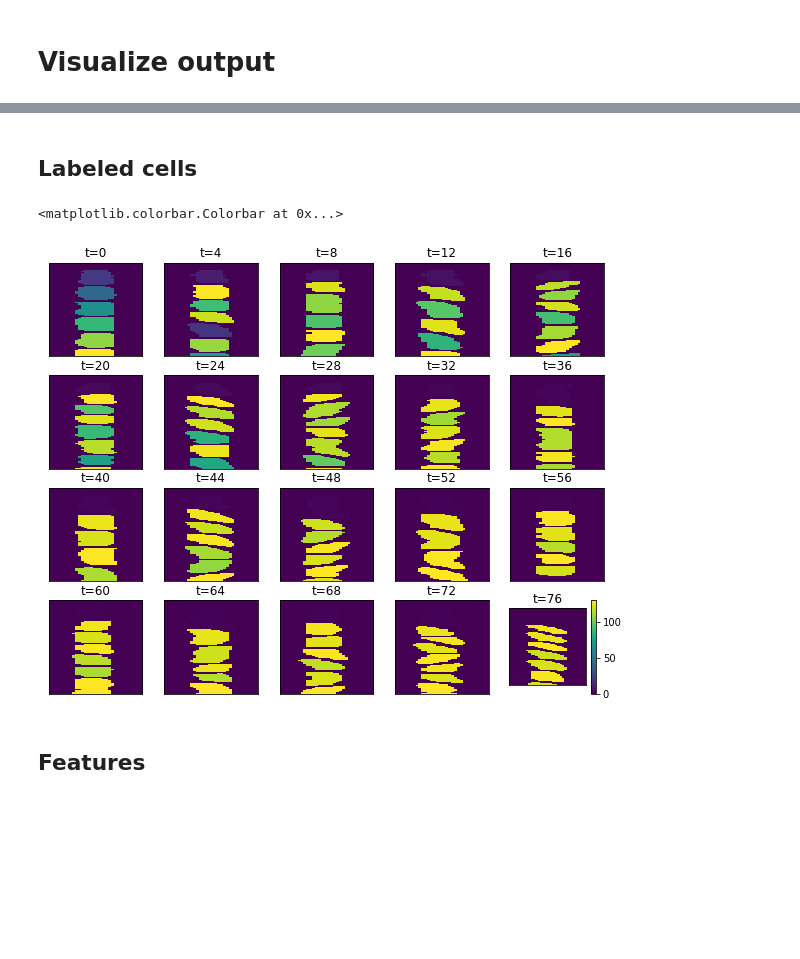
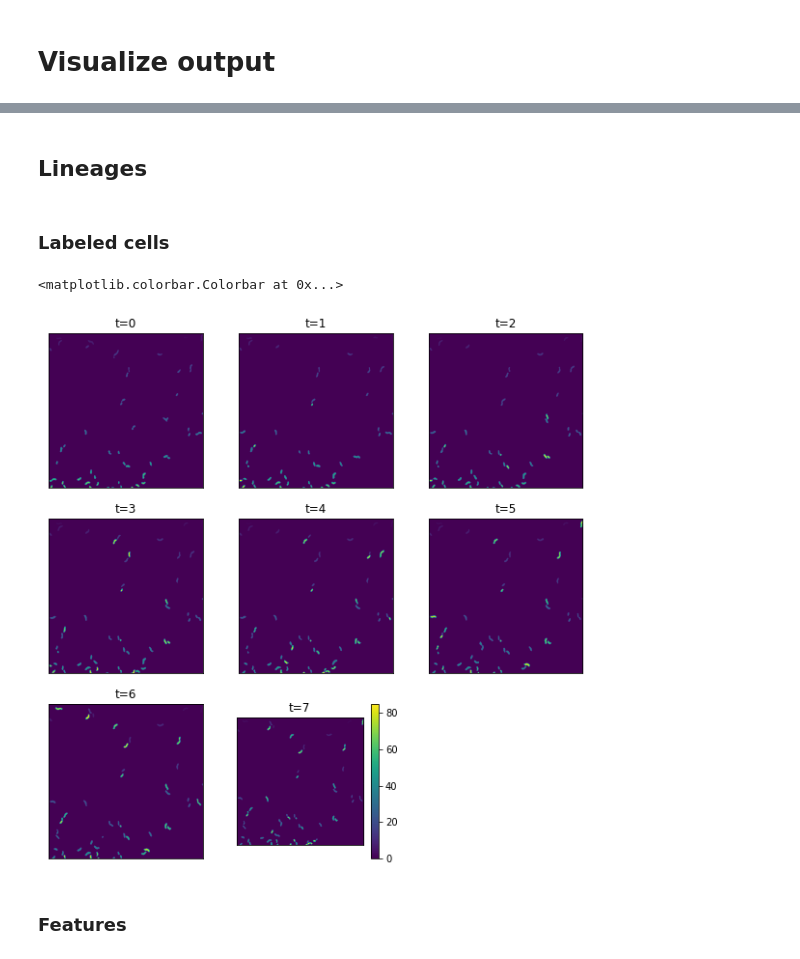
Before and after one commit to ajrzepiela/midap, a Jupyter notebook: notebook/Check_output_tracking.ipynb, the cells around one changed output, grey strips where cells are left out. Drawn from its saved outputs; the diff is of its cells as text; code cells hidden in the pictures; blank space fills up the shorter version.

Commit message:
Add examples for the tracking to the notebook
Former-commit-id: 5eb8141b2c8d0edeea23b61b0537764591a0008e

```diff
--- a/notebook/Check_output_tracking.ipynb
+++ b/notebook/Check_output_tracking.ipynb
@@ -20,11 +20,11 @@ from skimage.transform import resize
 # %% [markdown]
 # Load data
 # %%
-DeLTA_data = '/cluster/work/sis/cdss/oschmanf/ackermann-bacteria-segmentation/delta_folder/'
-images_folder = DeLTA_data + 'evaluation/preprocessed/img/Chamber_02/Position02/'
-segmentation_folder = DeLTA_data + '/evaluation/seg_output/Chamber_02/Position02/'
+DeLTA_data = '../example_data/Glen/Pos57/TXRED/'
+images_folder = DeLTA_data + 'xy1/phase/'
+segmentation_folder = DeLTA_data + 'seg_im/'
 outputs_folder = DeLTA_data + 'evaluation/track_output/'
-model_file = DeLTA_data + 'unet_moma_track_multisets.hdf5'
+model_file = '../delta/model_weights/unet_moma_track_multisets.hdf5'
 # %%
 img_names_sort = np.sort(os.listdir(images_folder))
 seg_names_sort = np.sort(os.listdir(segmentation_folder))
@@ -36,8 +36,8 @@ seg_names_sort = np.sort(os.listdir(segmentation_folder))
 def gen_input(img_names_sort, seg_names_sort, cur_frame, target_shape):
     img_cur_frame = resize(io.imread(images_folder + img_names_sort[cur_frame]), target_shape, order=1)
     img_prev_frame = resize(io.imread(images_folder + img_names_sort[cur_frame - 1]), target_shape, order=1)
-    seg_cur_frame = (resize(io.imread(segmentation_folder + seg_names_sort[cur_frame]), target_shape, order=0) > 0.5).astype(int)
-    seg_prev_frame = (resize(io.imread(segmentation_folder + seg_names_sort[cur_frame-1]), target_shape, order=0) > 0.5).astype(int)
+    seg_cur_frame = (resize(io.imread(segmentation_folder + seg_names_sort[cur_frame]), target_shape, order=0) > 0).astype(int)
+    seg_prev_frame = (resize(io.imread(segmentation_folder + seg_names_sort[cur_frame-1]), target_shape, order=0) > 0).astype(int)
 
     #inputs_cur_frame = []
     label_prev_frame = label(seg_prev_frame)
@@ -168,20 +204,22 @@ for i in range(1,timepoints):
+# %% [markdown]
+## Lineages
 # %% [markdown]
-## Labeled cells
+### Labeled cells
 # %%
 timeframes = np.arange(len(label_stack))
 plt.figure(figsize = (10,10))
-for i, l in enumerate(label_stack[::10]):
-    plt.subplot(5,5,i+1)
+for i, l in enumerate(label_stack[::1]):
+    plt.subplot(3,3,i+1)
     plt.imshow(l, vmin=label_stack.min())
-    plt.title('t='+str(timeframes[::4][i]))
+    plt.title('t='+str(timeframes[::1][i]))
     plt.xticks([])
     plt.yticks([])
 plt.colorbar()
 # %% [output]
 <matplotlib.colorbar.Colorbar at 0x...>
-[figure, old version]
+[figure, new version]
 # %% [markdown]
-## Features
+### Features
 # %%
 def compute_area(cell_id):
     areas = []
```
Also changed, not shown: parts of 10 cells of this notebook.
